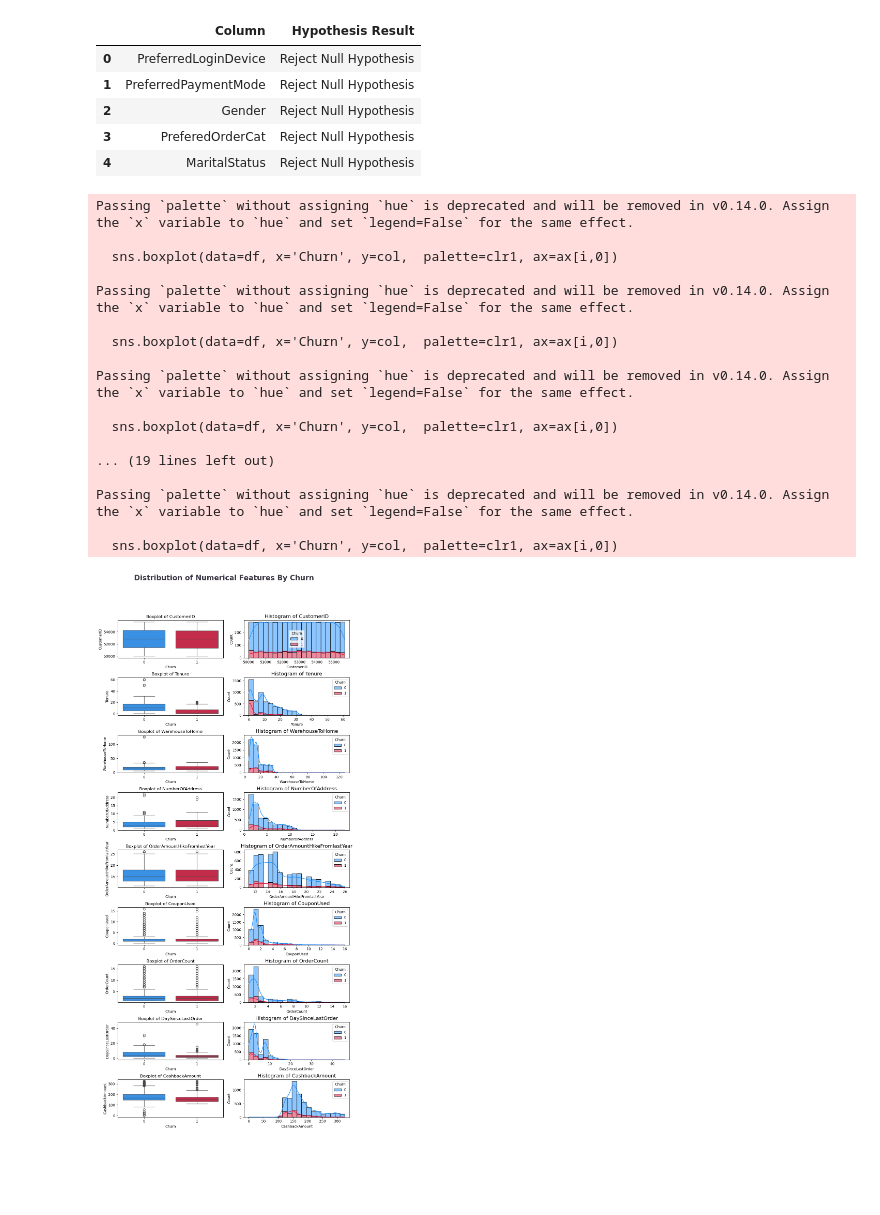
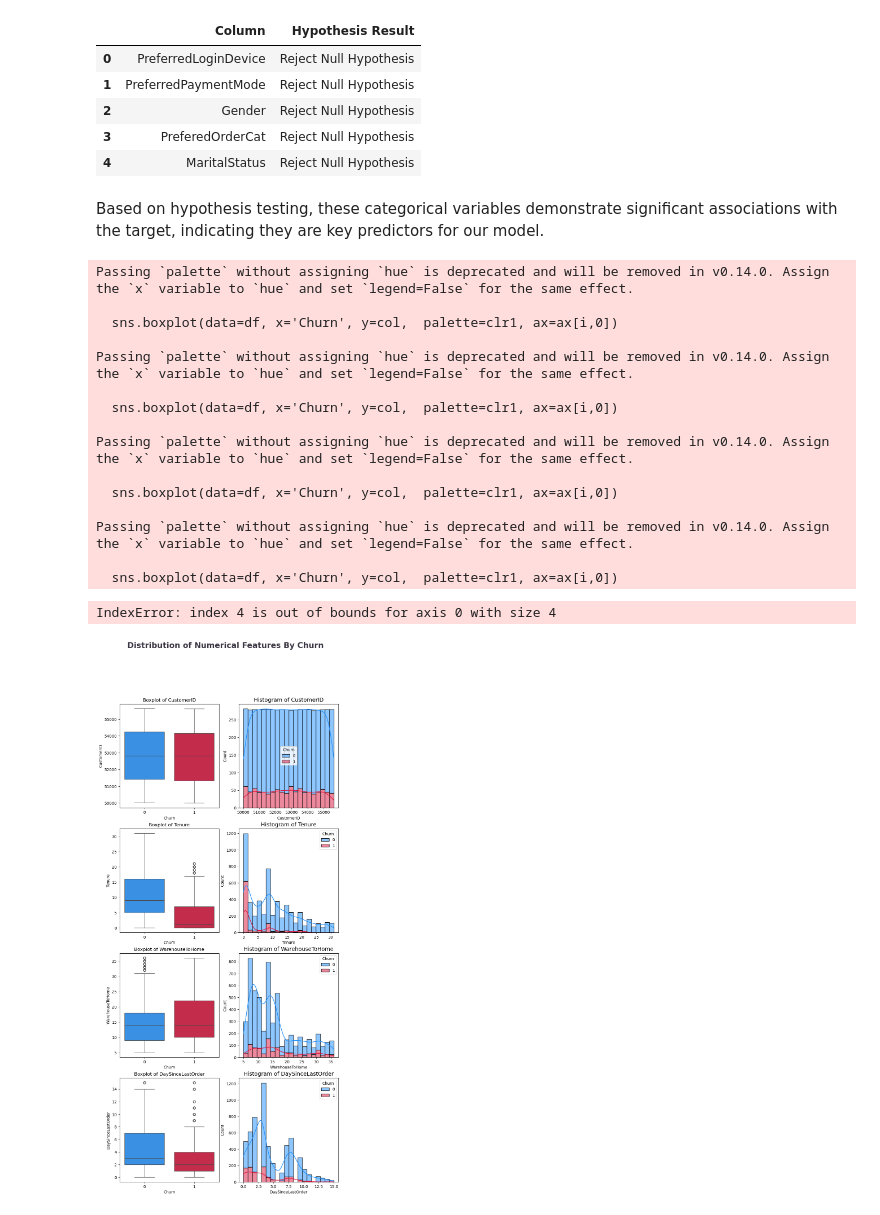
Before and after one commit to Irummumtaz/E-Commerce-Customer-Churn-Prediction, a Jupyter notebook: Notebook.ipynb, the cells around one changed output. Saved outputs shown, nothing was run; the diff lists cells and outputs as text; code cells hidden in the pictures; blank space fills up the shorter version.

```diff
--- a/Notebook.ipynb
+++ b/Notebook.ipynb
@@ -180,0 +265,5 @@ Num of continues features : ['CustomerID', 'Tenure', 'WarehouseToHome', 'NumberO
+# %%
+#Continuous Features
+continuous_cols=[feature for feature in num_cols if feature not in discrete_cols]
+print('Num of Continuous Features :',len(continuous_cols))
+print('Continuous Features :',continuous_cols)
@@ -180,0 +273,24 @@ Num of continues features : ['CustomerID', 'Tenure', 'WarehouseToHome', 'NumberO
+# %%
+from scipy.stats import zscore
+
+# Step 1: Calculate Z-scores for numerical columns
+z_scores = df[continuous_cols].apply(zscore)
+
+# Step 2: Keep rows where all z-scores are less than a threshold (commonly 3 or -3)
+df_cleaned = df[(z_scores < 3).all(axis=1)]
+# %%
+df = df_cleaned.copy()
+# %%
+
+plt.figure(figsize=(15, 10))
+plt.suptitle('After Removing Outliers', fontsize=20)
+
+# Loop through each numerical column
+for i in range(len(continuous_cols)):
+    plt.subplot(7, 3, i + 1)  # Adjust rows and columns as needed
+    sns.boxplot(x=df[continuous_cols[i]], color='blue', fliersize=5,
+                flierprops=dict(marker='o', markerfacecolor='red'))
+    plt.xlabel(continuous_cols[i])
+    plt.tight_layout()
+
+plt.show()
@@ -206,37 +324,38 @@ result
 | 2 | Gender | Reject Null Hypothesis |
 | 3 | PreferedOrderCat | Reject Null Hypothesis |
 | 4 | MaritalStatus | Reject Null Hypothesis |
+# %% [markdown]
+Based on hypothesis testing, these categorical variables demonstrate significant associations with the target, indicating they are key predictors for our model.
 # %%
 #Distribution of Numerical Features By y
 clr1 = ['#1E90FF', '#DC143C']
-fig, ax = plt.subplots(9, 2, figsize=(10,22))
+fig, ax = plt.subplots(4, 2, figsize=(10,22))
 fig.suptitle('Distribution of Numerical Features By Churn', color='#3C3744',
              fontsize=20, fontweight='bold', ha='center')
-for i, col in enumerate(continues_features):
+for i, col in enumerate(continuous_cols):
     sns.boxplot(data=df, x='Churn', y=col,  palette=clr1, ax=ax[i,0])
     ax[i,0].set_title(f'Boxplot of {col}', fontsize=12)
     sns.histplot(data=df, x=col, hue='Churn', bins=20, kde=True,
                  multiple='stack', palette=clr1, ax=ax[i,1])
     ax[i,1].set_title(f'Histogram of {col}', fontsize=14)
 fig.tight_layout()
 fig.subplots_adjust(top=0.90)
 # plt.savefig('images/multivariate_num.png')
 # %% [output]
 Passing `palette` without assigning `hue` is deprecated and will be removed in v0.14.0. Assign the `x` variable to `hue` and set `legend=False` for the same effect.
 
   sns.boxplot(data=df, x='Churn', y=col,  palette=clr1, ax=ax[i,0])
 
 Passing `palette` without assigning `hue` is deprecated and will be removed in v0.14.0. Assign the `x` variable to `hue` and set `legend=False` for the same effect.
 
   sns.boxplot(data=df, x='Churn', y=col,  palette=clr1, ax=ax[i,0])
 
 Passing `palette` without assigning `hue` is deprecated and will be removed in v0.14.0. Assign the `x` variable to `hue` and set `legend=False` for the same effect.
 
   sns.boxplot(data=df, x='Churn', y=col,  palette=clr1, ax=ax[i,0])
 
-... (19 lines left out)
-
 Passing `palette` without assigning `hue` is deprecated and will be removed in v0.14.0. Assign the `x` variable to `hue` and set `legend=False` for the same effect.
 
   sns.boxplot(data=df, x='Churn', y=col,  palette=clr1, ax=ax[i,0])
+IndexError: index 4 is out of bounds for axis 0 with size 4
-[figure, old version]
+[figure, new version]
```
Also changed, not shown: parts of 34 cells of this notebook.
